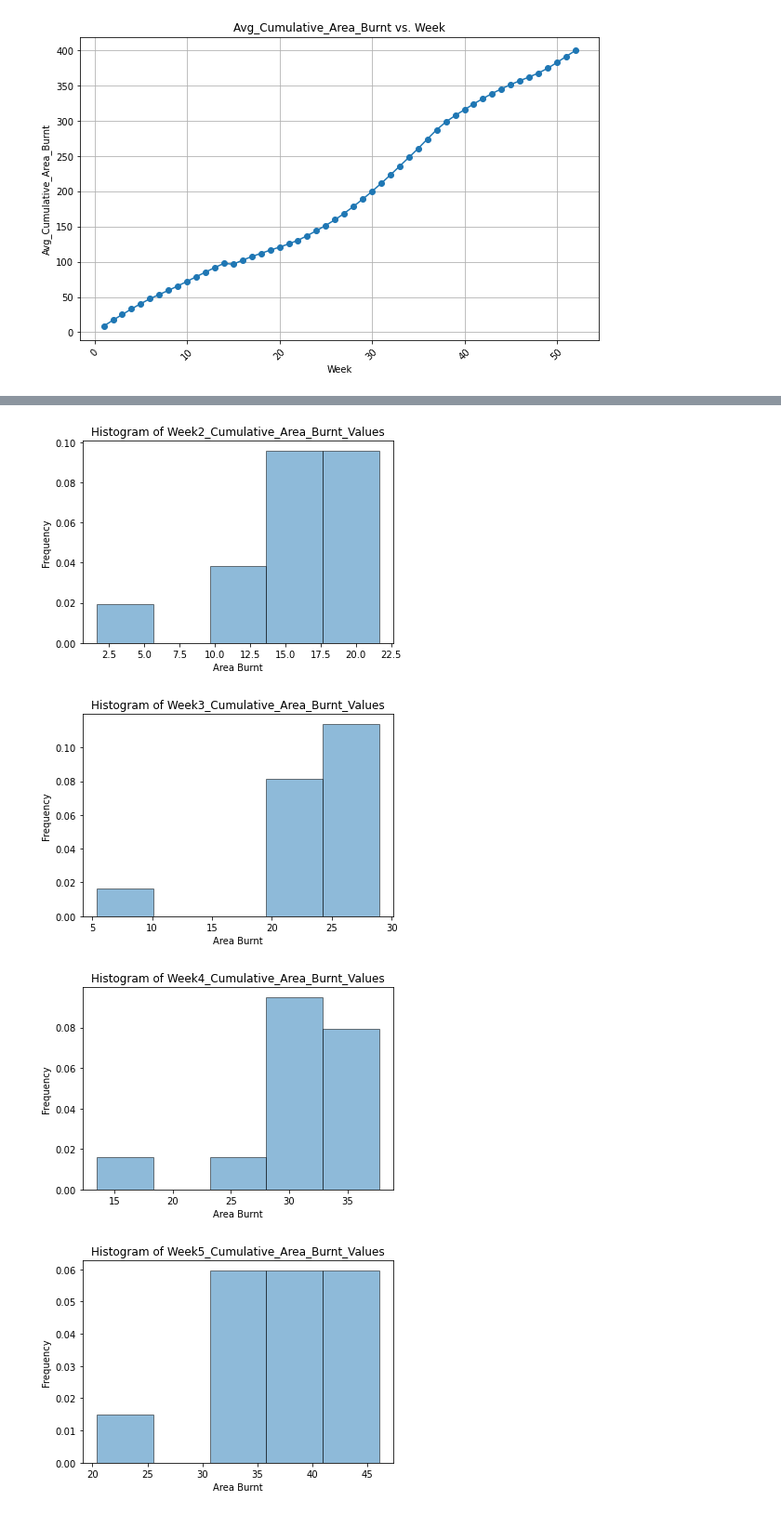
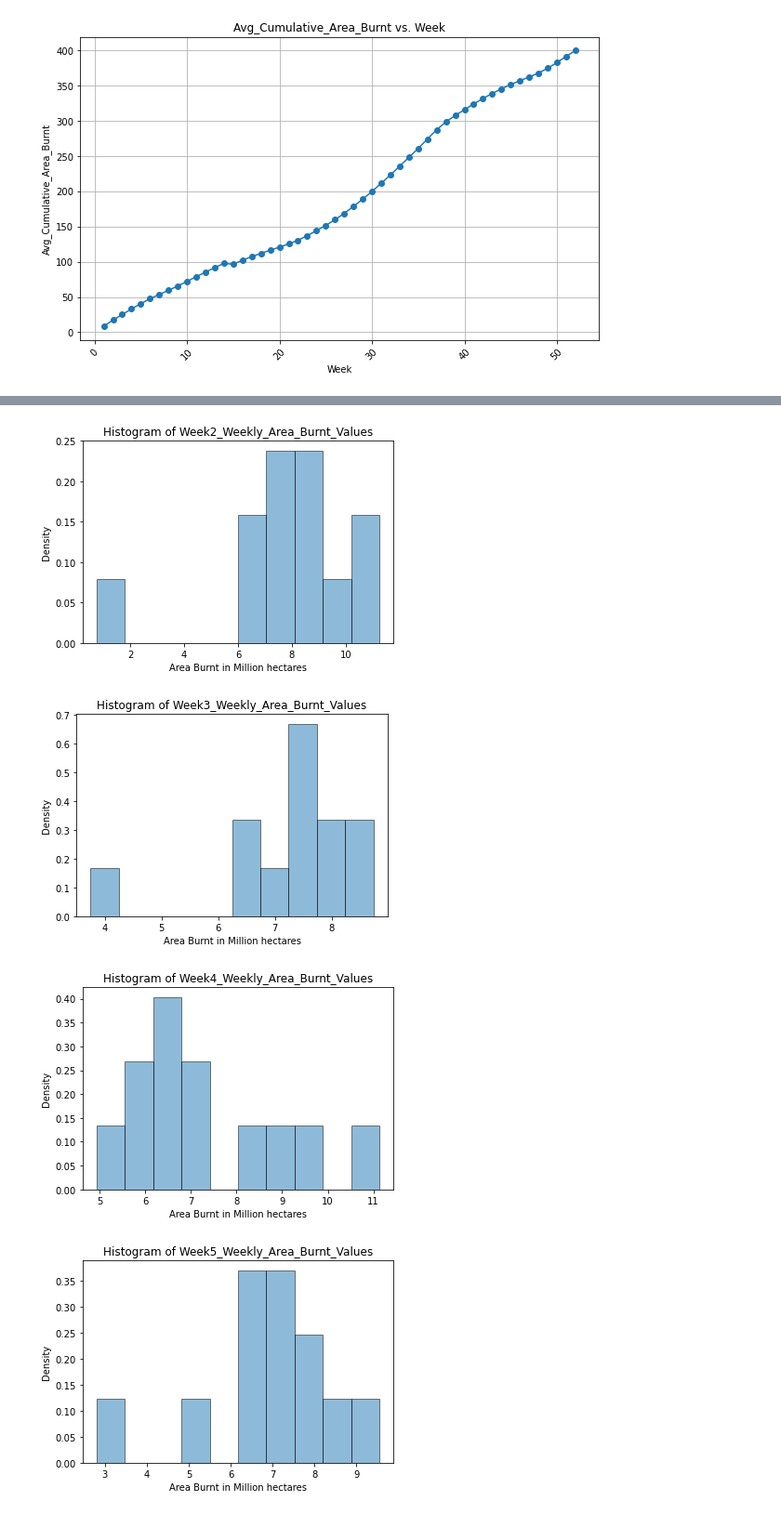
Before and after one commit to INFO6150-DataScience/wildfire-analytics-modelling, a Jupyter notebook: Wildfire_Analytics_Modeling.ipynb, the cells around one changed output, grey strips where cells are left out. Shown at 93% size. Saved outputs shown, nothing was run; the diff lists cells and outputs as text; code cells hidden in the pictures.

```diff
--- a/Wildfire_Analytics_Modeling.ipynb
+++ b/Wildfire_Analytics_Modeling.ipynb
@@ -236,8 +245,8 @@ plt.show()
 [figure]
 # %%
 #
-# var_value = '_Weekly_Area_Burnt'
-var_value = '_Cumulative_Area_Burnt'
+var_value = '_Weekly_Area_Burnt'
+# var_value = '_Cumulative_Area_Burnt'
 # %%
 Wildfire_Cumulative_Area_Burnt_Per_Week_Dict = {}
 count = 0
@@ -271,9 +278,9 @@ plt.show()
 # %%
 for key, values in Wildfire_Cumulative_Area_Burnt_Per_Week_Dict.items():
-    plt.hist(values, bins=5,edgecolor='black', density=True, alpha=0.5, label='Histogram')
+    plt.hist(values, bins=10,edgecolor='black', density=True, alpha=0.5, label='Histogram')
     plt.title('Histogram of ' + key)
-    plt.xlabel('Area Burnt')
-    plt.ylabel('Frequency')
+    plt.xlabel('Area Burnt in Million hectares')
+    plt.ylabel('Density')
     plt.grid(False)
     plt.show()
 
@@ -283,4 +290,4 @@ plt.tight_layout()
-[figure, old version]
+[figure, new version]
-[figure, old version]
+[figure, new version]
-[figure, old version]
+[figure, new version]
-[figure, old version]
+[figure, new version]
```
Also changed, not shown: parts of 13 cells of this notebook, 1 other file.
